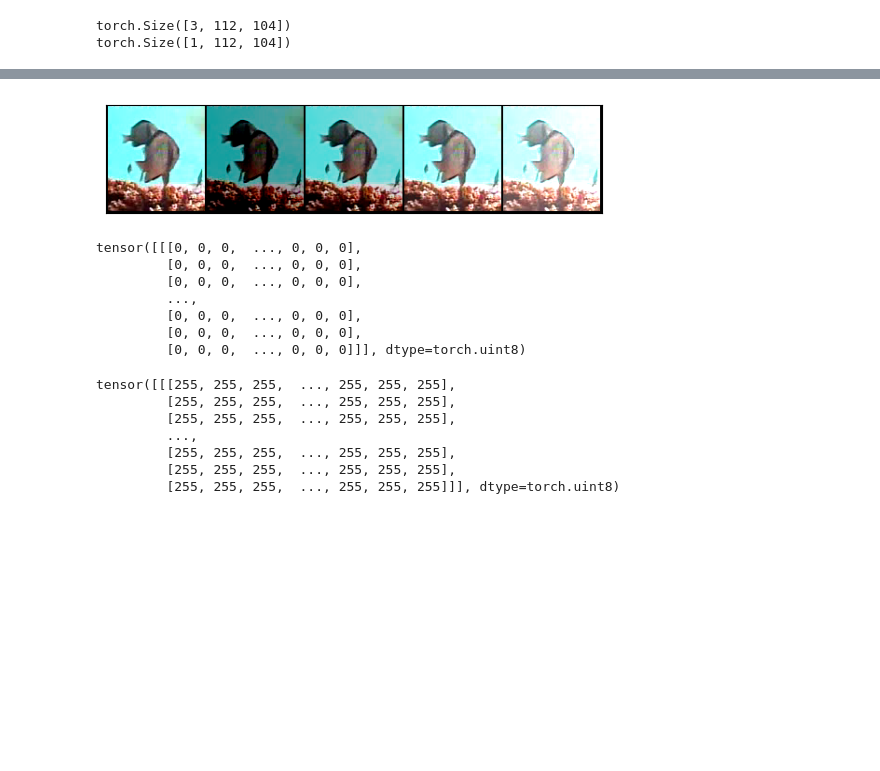
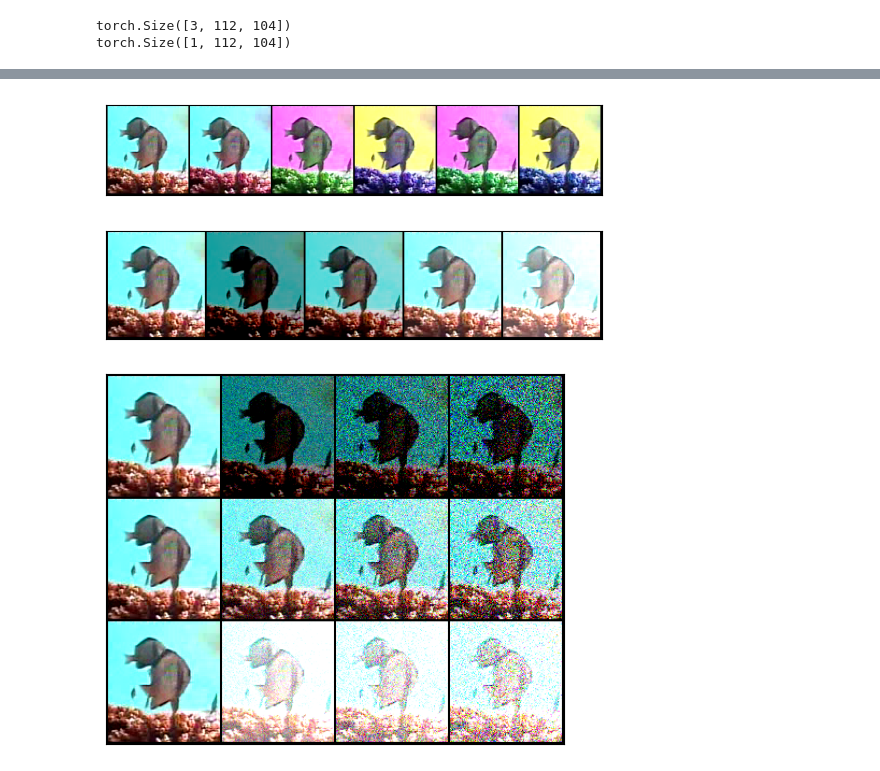
Before and after one commit to krittin-kulrat/MaskAugFish, a Jupyter notebook: demo/augmentation.ipynb, the cells around one changed output, grey strips where cells are left out. Saved outputs shown, nothing was run; the diff lists cells and outputs as text; code cells hidden in the pictures; blank space fills up the shorter version.

```diff
--- a/demo/augmentation.ipynb
+++ b/demo/augmentation.ipynb
@@ -92,33 +46,25 @@ from maskaugfish.augmentation import addition_transform
+# %%
+# Generate augmented images
+transform = augmentation.channel_switch_transform(prob=1.0)
+image_list = [image]
+for i in range(5):
+    const_p = [0.0] * 6
+    const_p[i + 1] = 1.0
+    transform.p = const_p
+    augmented_image = transform(image)
+    image_list.append(augmented_image)
+grid = tv.utils.make_grid(image_list, nrow=6)
+show(grid)
+# %% [output]
+[figure, added]
 # %%
 image_list = [image]
 for value in [-75, -25, 25, 75]:
-    transform = addition_transform(prob=1,
+    transform = augmentation.addition_transform(prob=1,
                                    value=value)
     augmented_image = transform(image)
     image_list.append(augmented_image)
+grid = tv.utils.make_grid(image_list, nrow=5)
+show(grid)
+# %% [output]
+[figure, added]
-# %%
-grid = tv.utils.make_grid(image_list, nrow=5)
-show(grid)
-# %% [output]
-[figure, removed]
-# %%
-mask
-# %% [output]
-tensor([[[0, 0, 0,  ..., 0, 0, 0],
-         [0, 0, 0,  ..., 0, 0, 0],
-         [0, 0, 0,  ..., 0, 0, 0],
-         ...,
-         [0, 0, 0,  ..., 0, 0, 0],
-         [0, 0, 0,  ..., 0, 0, 0],
-         [0, 0, 0,  ..., 0, 0, 0]]], dtype=torch.uint8)
-# %%
-switch_mask = ((mask + 1) * 255)
-print(switch_mask)
-# %% [output]
-tensor([[[255, 255, 255,  ..., 255, 255, 255],
-         [255, 255, 255,  ..., 255, 255, 255],
-         [255, 255, 255,  ..., 255, 255, 255],
-         ...,
-         [255, 255, 255,  ..., 255, 255, 255],
-         [255, 255, 255,  ..., 255, 255, 255],
-         [255, 255, 255,  ..., 255, 255, 255]]], dtype=torch.uint8)
@@ -131,0 +71,13 @@ def region_transform(image: torch.Tensor,
+# %%
+image_list = []
+for mean in [-0.5, 0.0, 0.5]:
+    image_list.append(image)
+    for std in [0.1, 0.2, 0.3]:
+        transform = augmentation.gaussian_noise_transform(prob=1,
+                                                          mean=mean,
+                                                          std=std)
+        image_list.append(transform(image))
+grid = tv.utils.make_grid(image_list, nrow=4)
+show(grid)
+# %% [output]
+[figure, added]
```
Also changed, not shown: parts of 16 cells of this notebook, 2 other files.
